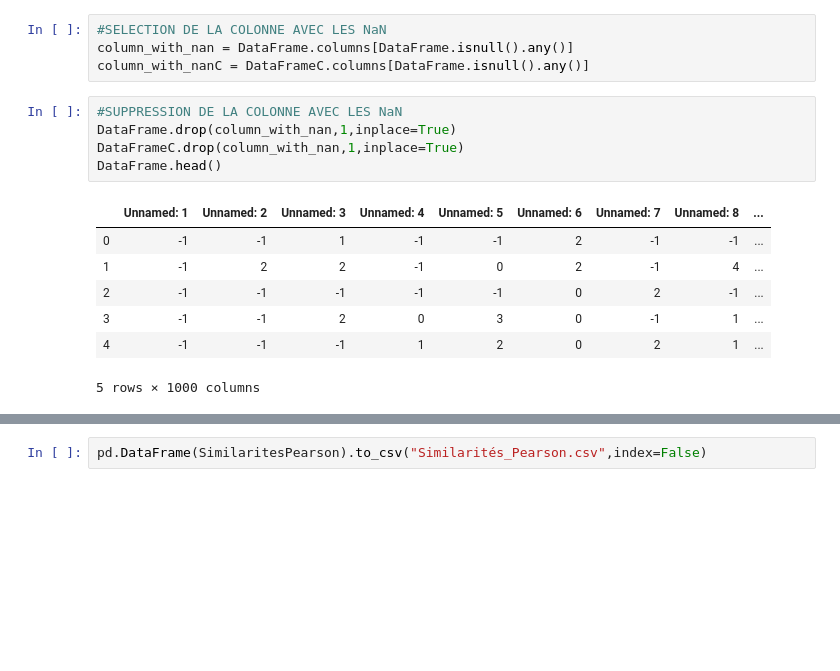
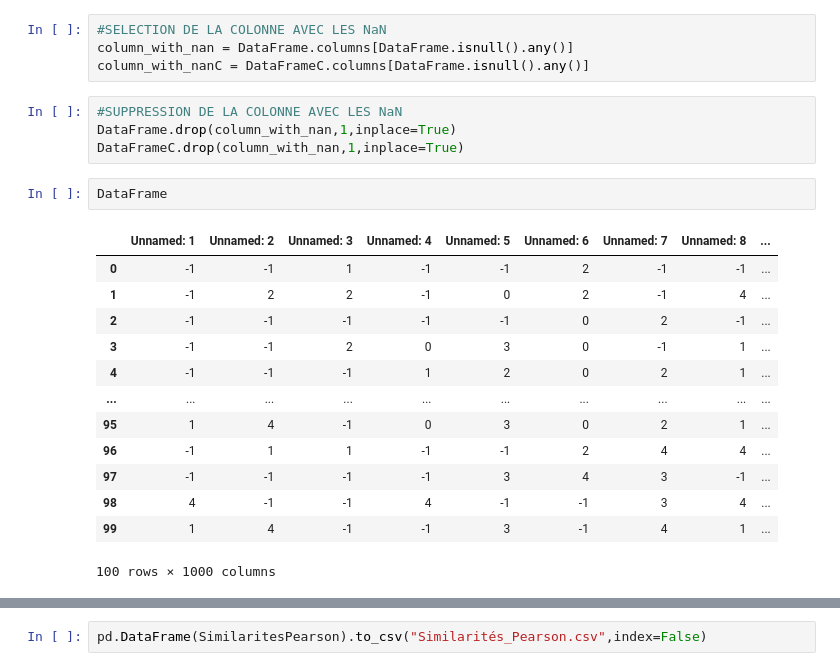
Before and after one commit to GraduationBear/Modelisation, a Jupyter notebook: Untitled.ipynb, the cells around one changed output, grey strips where cells are left out. Cells and saved outputs as stored; diff of their text form; blank space fills up the shorter version.

```diff
--- a/Untitled.ipynb
+++ b/Untitled.ipynb
@@ -41,13 +41,20 @@ column_with_nanC = DataFrameC.columns[DataFrame.isnull().any()]
 #SUPPRESSION DE LA COLONNE AVEC LES NaN
 DataFrame.drop(column_with_nan,1,inplace=True)
 DataFrameC.drop(column_with_nan,1,inplace=True)
-DataFrame.head()
-# %% [output]
-|  | Unnamed: 1 | Unnamed: 2 | Unnamed: 3 | Unnamed: 4 | Unnamed: 5 | Unnamed: 6 | Unnamed: 7 | Unnamed: 8 | ... |
-| 0 | -1 | -1 | 1 | -1 | -1 | 2 | -1 | -1 | ... |
-| 1 | -1 | 2 | 2 | -1 | 0 | 2 | -1 | 4 | ... |
-| 2 | -1 | -1 | -1 | -1 | -1 | 0 | 2 | -1 | ... |
-| 3 | -1 | -1 | 2 | 0 | 3 | 0 | -1 | 1 | ... |
-| 4 | -1 | -1 | -1 | 1 | 2 | 0 | 2 | 1 | ... |
-5 rows × 1000 columns
+# %%
+DataFrame
+# %% [output]
+|  | Unnamed: 1 | Unnamed: 2 | Unnamed: 3 | Unnamed: 4 | Unnamed: 5 | Unnamed: 6 | Unnamed: 7 | Unnamed: 8 | ... |
+| 0 | -1 | -1 | 1 | -1 | -1 | 2 | -1 | -1 | ... |
+| 1 | -1 | 2 | 2 | -1 | 0 | 2 | -1 | 4 | ... |
+| 2 | -1 | -1 | -1 | -1 | -1 | 0 | 2 | -1 | ... |
+| 3 | -1 | -1 | 2 | 0 | 3 | 0 | -1 | 1 | ... |
+| 4 | -1 | -1 | -1 | 1 | 2 | 0 | 2 | 1 | ... |
+| ... | ... | ... | ... | ... | ... | ... | ... | ... | ... |
+| 95 | 1 | 4 | -1 | 0 | 3 | 0 | 2 | 1 | ... |
+| 96 | -1 | 1 | 1 | -1 | -1 | 2 | 4 | 4 | ... |
+| 97 | -1 | -1 | -1 | -1 | 3 | 4 | 3 | -1 | ... |
+| 98 | 4 | -1 | -1 | 4 | -1 | -1 | 3 | 4 | ... |
+| 99 | 1 | 4 | -1 | -1 | 3 | -1 | 4 | 1 | ... |
+100 rows × 1000 columns
 # %%
```
Also changed, not shown: parts of 11 cells of this notebook, 1 other file.
